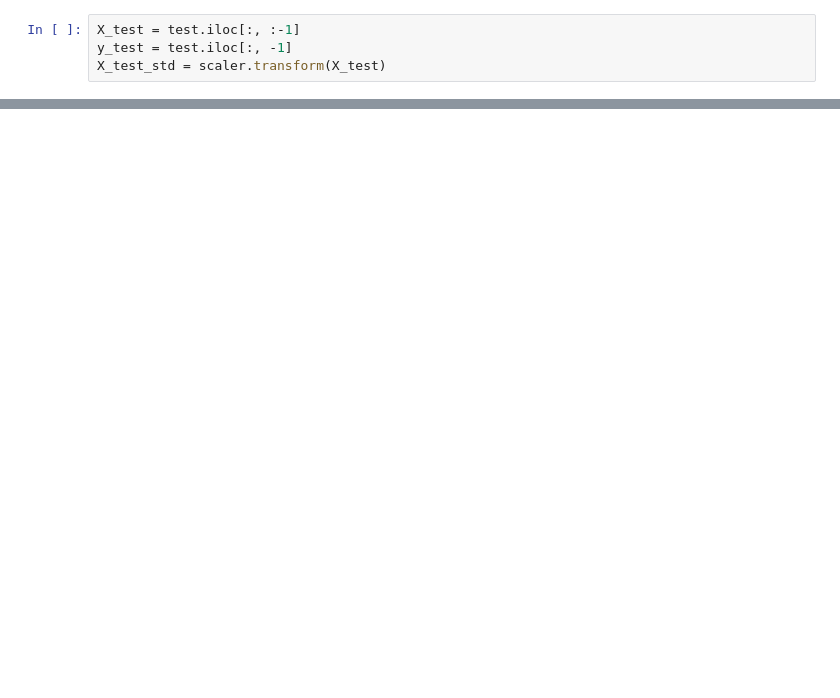
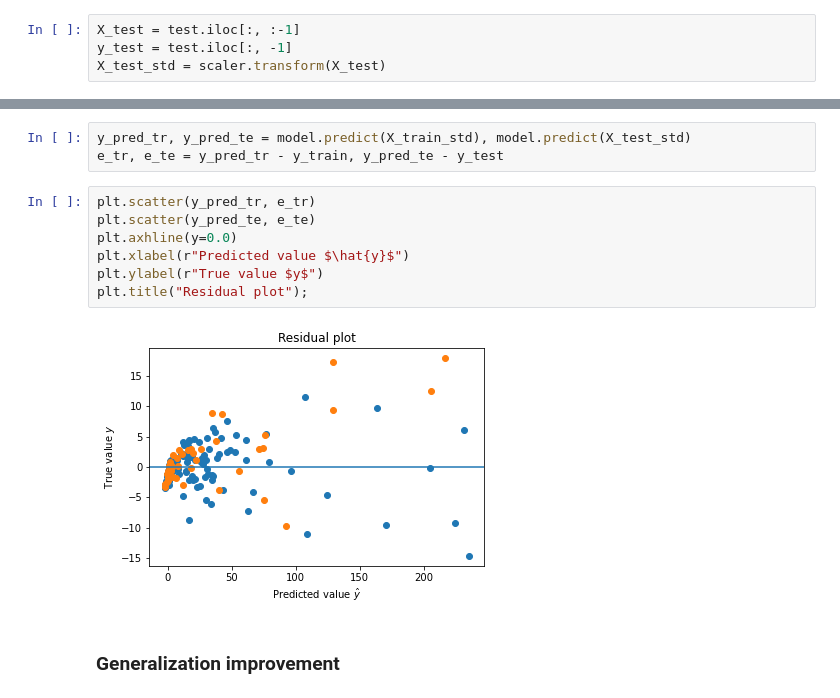
Before and after one commit to muhan-zhang/data200-final-project, a Jupyter notebook: Project.ipynb, the cells around one changed output, grey strips where cells are left out. Drawn from its saved outputs; the diff is of its cells as text; blank space fills up the shorter version.

```diff
--- a/Project.ipynb
+++ b/Project.ipynb
@@ -1764,0 +1765,14 @@ model.intercept_
+# %%
+y_pred_tr, y_pred_te = model.predict(X_train_std), model.predict(X_test_std)
+e_tr, e_te = y_pred_tr - y_train, y_pred_te - y_test
+# %%
+plt.scatter(y_pred_tr, e_tr)
+plt.scatter(y_pred_te, e_te)
+plt.axhline(y=0.0)
+plt.xlabel(r"Predicted value $\hat{y}$")
+plt.ylabel(r"True value $y$")
+plt.title("Residual plot");
+# %% [output]
+[figure, added]
+# %% [markdown]
+### Generalization improvement
```
Also changed, not shown: parts of 13 cells of this notebook.
